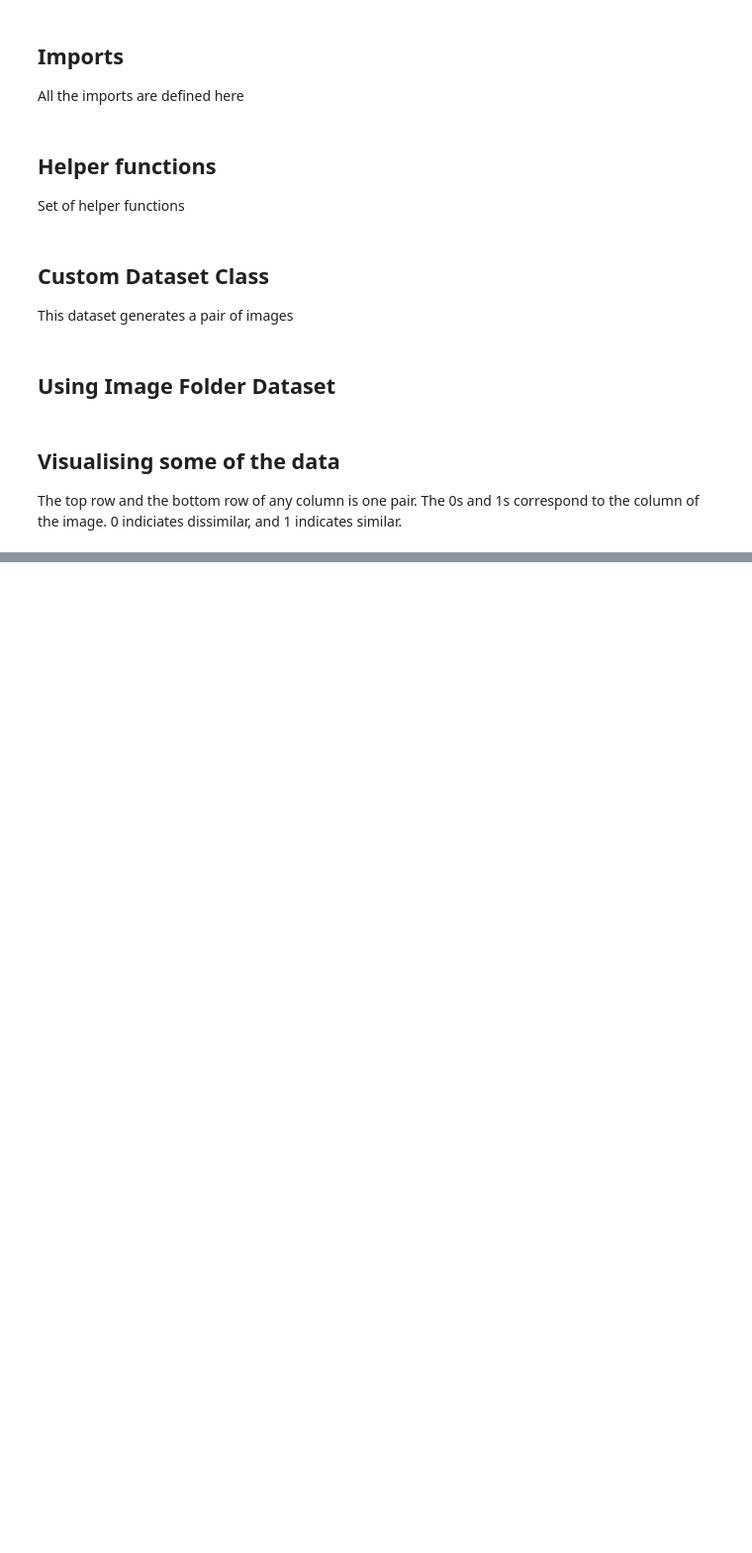
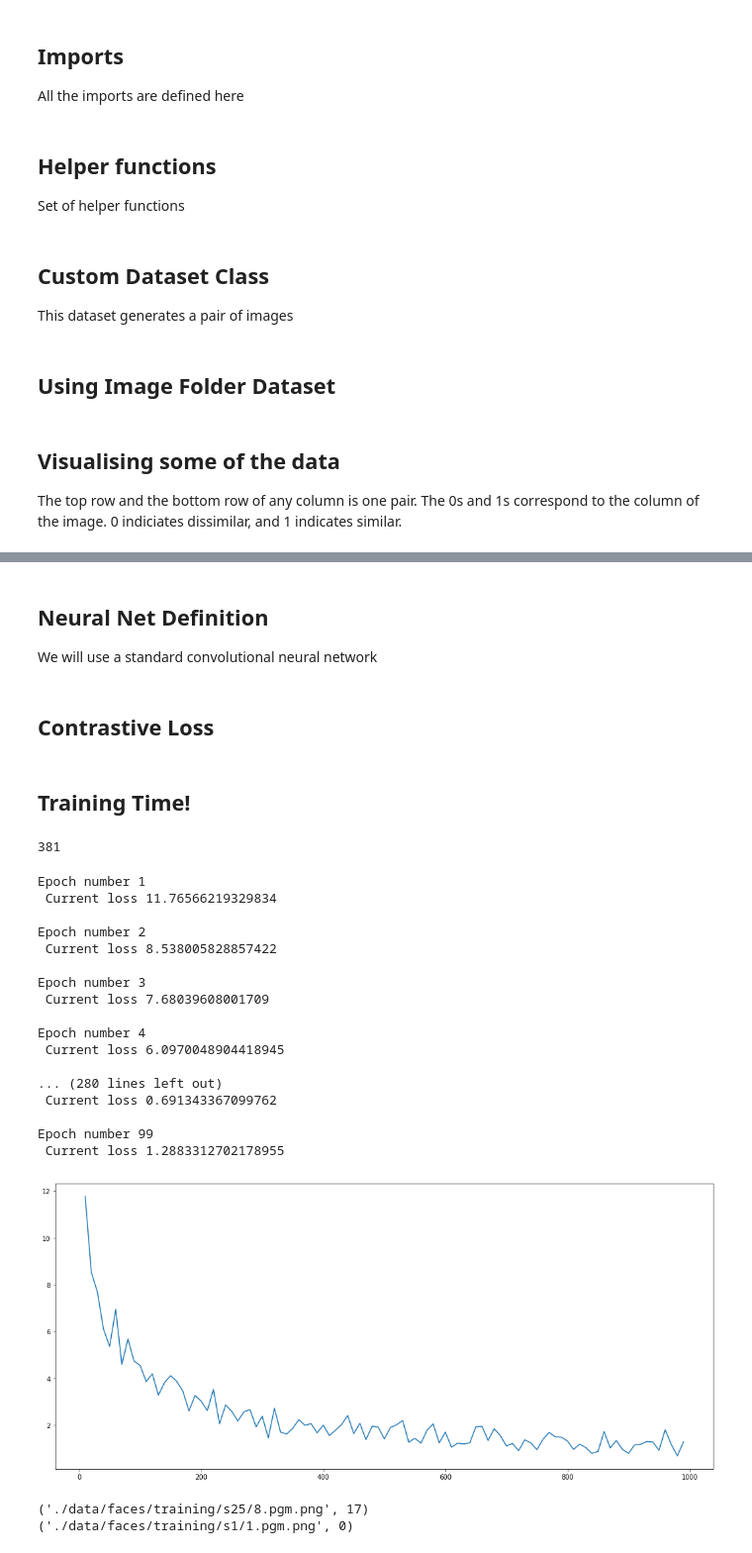
Before and after one commit to harveyslash/Facial-Similarity-with-Siamese-Networks-in-Pytorch, a Jupyter notebook: Siamese-networks-medium.ipynb, the cells around one changed output, grey strips where cells are left out. Shown at 99% size. Saved outputs shown, nothing was run; the diff lists cells and outputs as text; code cells hidden in the pictures; blank space fills up the shorter version.

```diff
--- a/Siamese-networks-medium.ipynb
+++ b/Siamese-networks-medium.ipynb
@@ -92,0 +115,3 @@ print(example_batch[2].numpy())
+# %% [markdown]
+## Neural Net Definition
+We will use a standard convolutional neural network
@@ -92,0 +194,2 @@ print(example_batch[2].numpy())
+# %% [markdown]
+## Contrastive Loss
@@ -92,0 +218,13 @@ print(example_batch[2].numpy())
+# %% [markdown]
+## Training Time!
+# %%
+train_dataloader = DataLoader(siamese_dataset,
+                        shuffle=True,
+                        num_workers=6,
+                        batch_size=64)
+# %% [output]
+381
+# %%
+net = SiameseNetwork().cuda()
+criterion = ContrastiveLoss()
+optimizer = optim.Adam(net.parameters(),lr = 0.0005 )
@@ -92,0 +234,58 @@ print(example_batch[2].numpy())
+# %%
+counter = []
+loss_history = []
+iteration_number= 0
+# %%
+
+
+fig = plt.figure(figsize=(18,8))
+ax = fig.add_subplot(111)
+plt.ion()
+fig.show()
+fig.canvas.draw()
+
+
+
+
+for epoch in range(1,100):
+    for i, data in enumerate(train_dataloader,0):
+        img0, img1 , label = data
+        img0, img1 , label = Variable(img0).cuda(), Variable(img1).cuda() , Variable(label).cuda()
+        output1,output2 = net(img0,img1)
+        optimizer.zero_grad()
+        euclidean_distance = F.pairwise_distance(output1, output2)
+        loss_contrastive = torch.mean((1-label) * torch.pow(euclidean_distance, 2) +
+                                      (label) * torch.pow(torch.clamp(5 - euclidean_distance, min=0.0), 2))
+        loss_contrastive.backward()
+        optimizer.step()
+        if i %10 == 0 :
+            print("Epoch number {}\n Current loss {}\n".format(epoch,loss_contrastive.data[0]))
+            iteration_number +=10
+            counter.append(iteration_number)
+            loss_history.append(loss_contrastive.data[0])
+            show_plot(counter,loss_history)
+# %% [output]
+Epoch number 1
+ Current loss 11.76566219329834
+
+Epoch number 2
+ Current loss 8.538005828857422
+
+Epoch number 3
+ Current loss 7.68039608001709
+
+Epoch number 4
+ Current loss 6.0970048904418945
+
+... (280 lines left out)
+ Current loss 0.691343367099762
+
+Epoch number 99
+ Current loss 1.2883312702178955
+[figure, added]
+# %%
+print(random.choice(folder_dataset.imgs))
+print(random.choice(folder_dataset.imgs))
+# %% [output]
+('./data/faces/training/s25/8.pgm.png', 17)
+('./data/faces/training/s1/1.pgm.png', 0)
```
Also changed, not shown: parts of 15 cells of this notebook.
